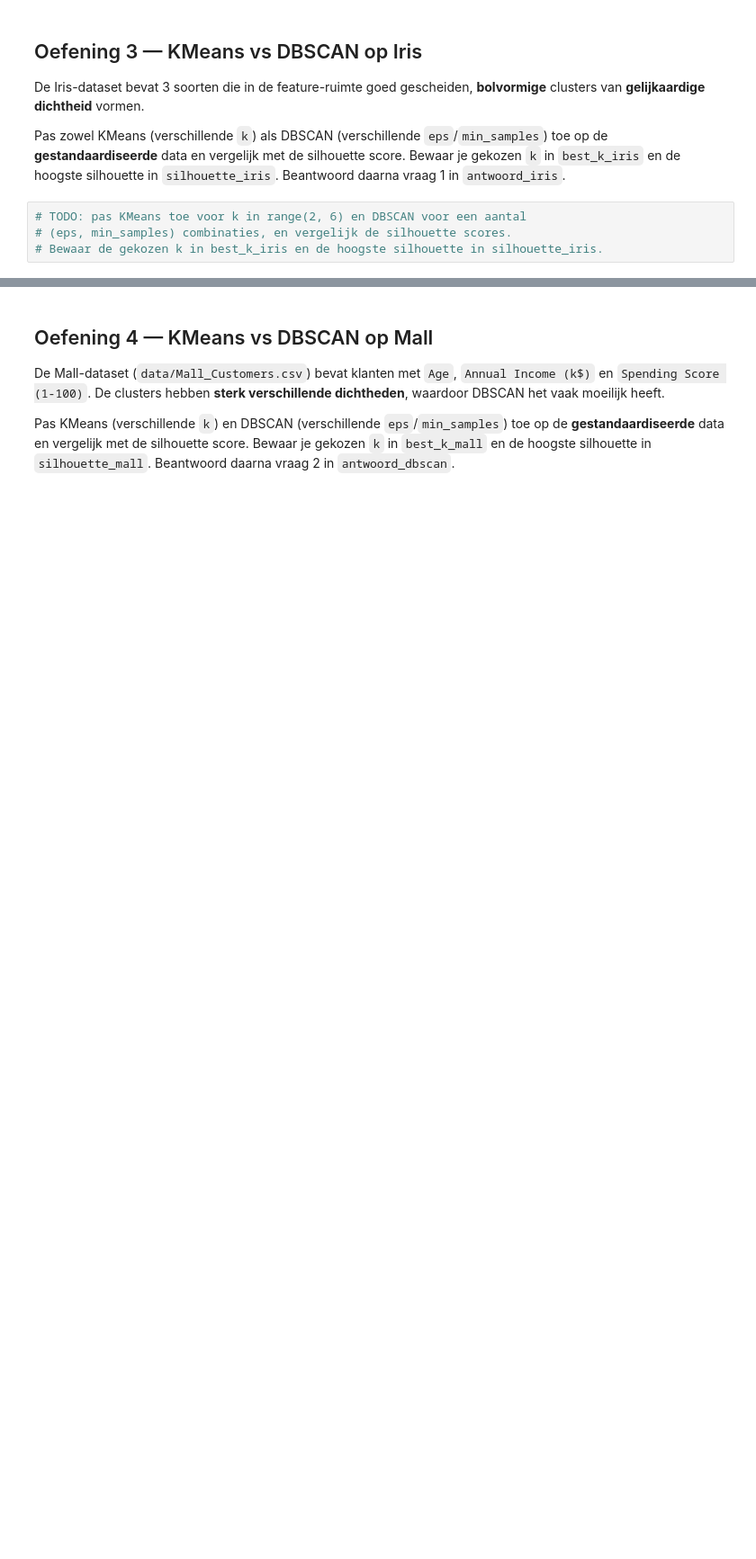
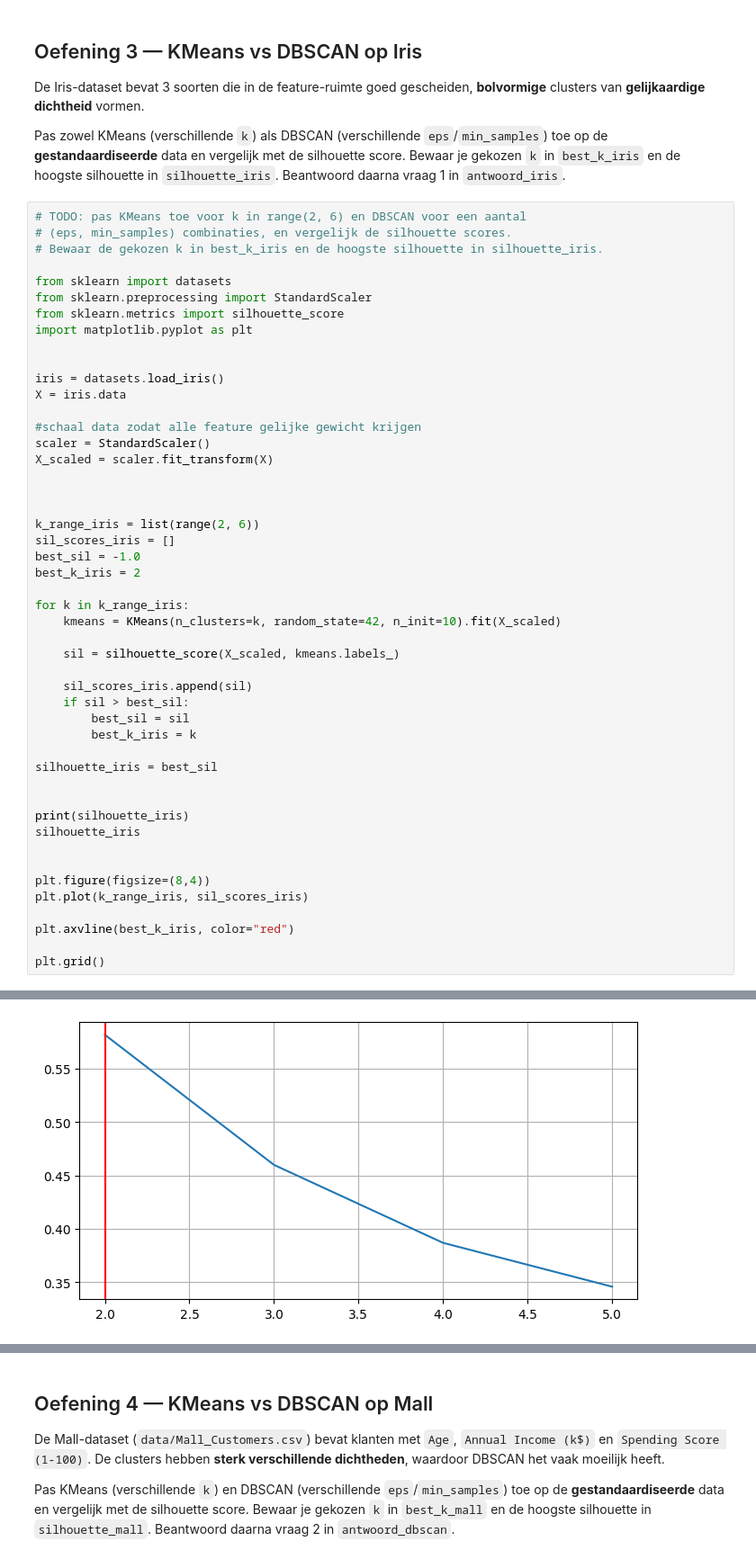
Before and after one commit to SaminHafizi21/ML-Algo-student, a Jupyter notebook: exercises_with_checks/week06/kmeans_dbscan_checkpoint_opgave.ipynb, the cells around one changed output, grey strips where cells are left out. Shown at 90% size. Drawn from its saved outputs; the diff is of its cells as text; blank space fills up the shorter version.

```diff
--- a/exercises_with_checks/week06/kmeans_dbscan_checkpoint_opgave.ipynb
+++ b/exercises_with_checks/week06/kmeans_dbscan_checkpoint_opgave.ipynb
@@ -80,3 +165,48 @@ Pas zowel KMeans (verschillende `k`) als DBSCAN (verschillende `eps`/`min_sample
 # TODO: pas KMeans toe voor k in range(2, 6) en DBSCAN voor een aantal
 # (eps, min_samples) combinaties, en vergelijk de silhouette scores.
 # Bewaar de gekozen k in best_k_iris en de hoogste silhouette in silhouette_iris.
+
+from sklearn import datasets
+from sklearn.preprocessing import StandardScaler
+from sklearn.metrics import silhouette_score
+import matplotlib.pyplot as plt
+
+
+iris = datasets.load_iris()
+X = iris.data
+
+#schaal data zodat alle feature gelijke gewicht krijgen
+scaler = StandardScaler()
+X_scaled = scaler.fit_transform(X)
+
+
+
+k_range_iris = list(range(2, 6))
+sil_scores_iris = []
+best_sil = -1.0
+best_k_iris = 2
+
+for k in k_range_iris:
+    kmeans = KMeans(n_clusters=k, random_state=42, n_init=10).fit(X_scaled)
+
+    sil = silhouette_score(X_scaled, kmeans.labels_)
+
+    sil_scores_iris.append(sil)
+    if sil > best_sil:
+        best_sil = sil
+        best_k_iris = k
+
+silhouette_iris = best_sil
+
+
+print(silhouette_iris)
+silhouette_iris
+
+
+plt.figure(figsize=(8,4))
+plt.plot(k_range_iris, sil_scores_iris)
+
+plt.axvline(best_k_iris, color="red")
+
+plt.grid()
+# %% [output]
@@ -82,0 +214 @@ Pas zowel KMeans (verschillende `k`) als DBSCAN (verschillende `eps`/`min_sample
+[figure, added]
```
Also changed, not shown: parts of 9 cells of this notebook, 26 other files.
